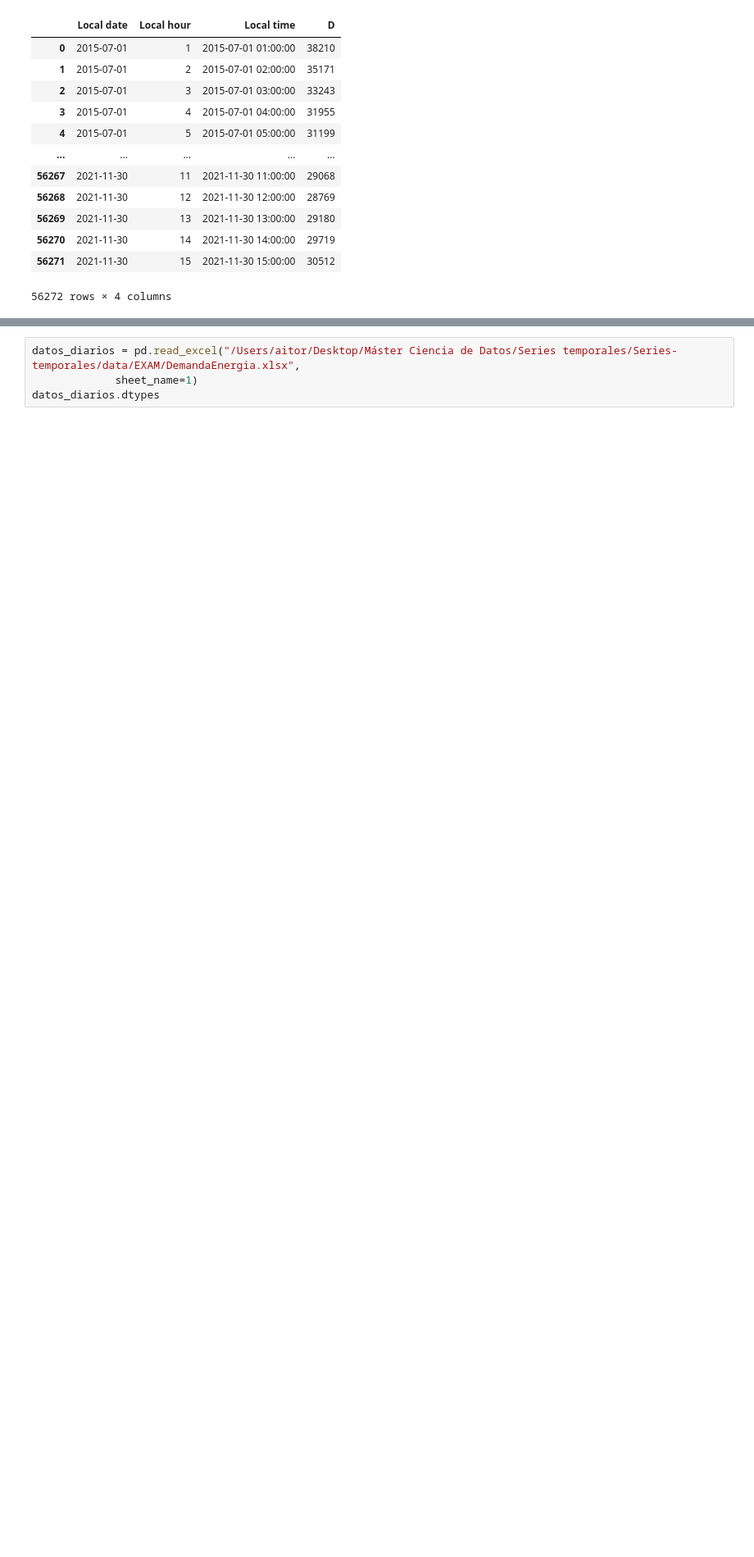
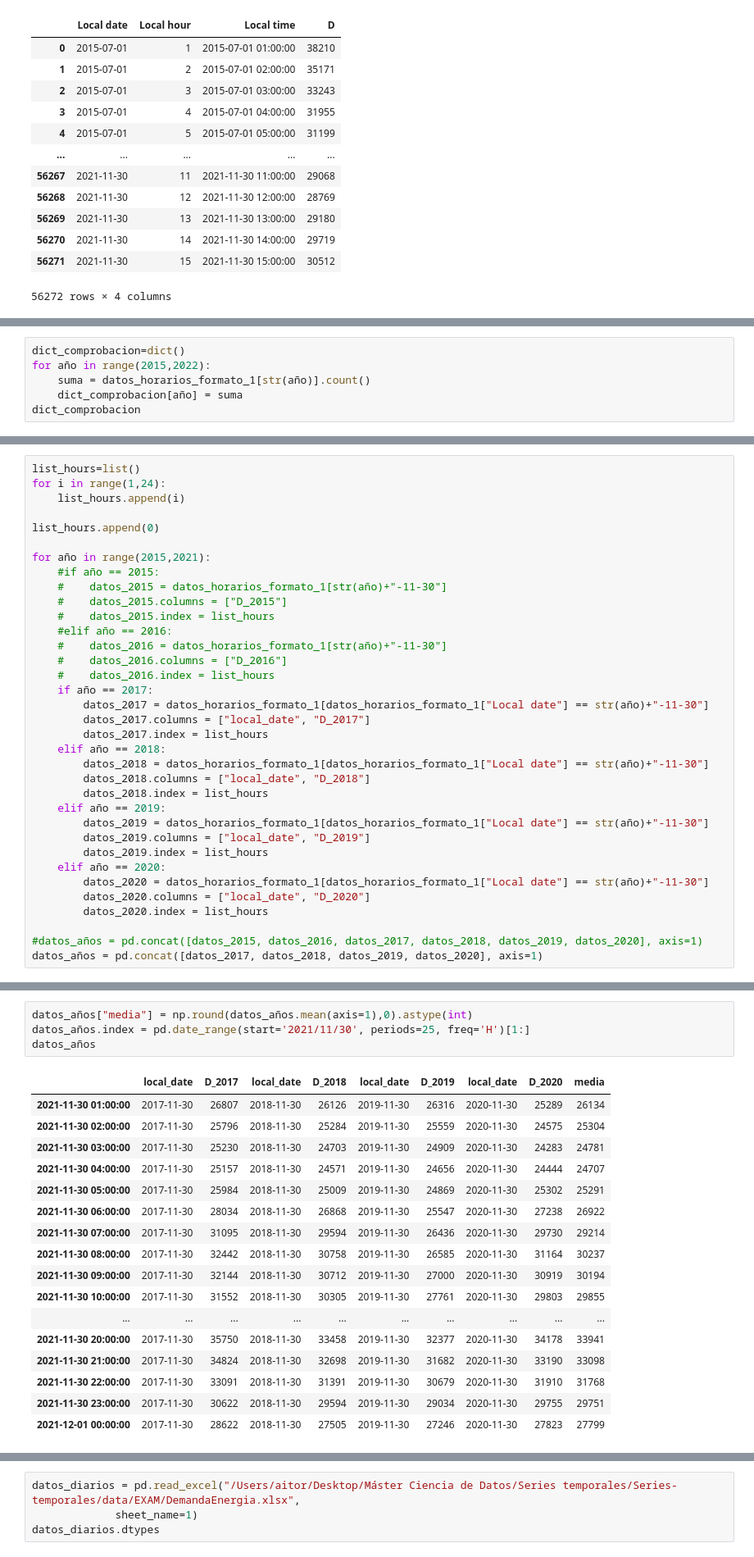
Before and after one commit to aitorlarrinoa/Series-temporales, a Jupyter notebook: Practices/EXAM/Examen_Aitor_Larrinoa.ipynb, the cells around one changed output, grey strips where cells are left out. Shown: that part at 82% size. Drawn from its saved outputs; the diff is of its cells as text; blank space fills up the shorter version.

```diff
--- a/Practices/EXAM/Examen_Aitor_Larrinoa.ipynb
+++ b/Practices/EXAM/Examen_Aitor_Larrinoa.ipynb
@@ -33,0 +65,6 @@ datos_horarios
+# %%
+dict_comprobacion=dict()
+for año in range(2015,2022):
+    suma = datos_horarios_formato_1[str(año)].count()
+    dict_comprobacion[año] = suma
+dict_comprobacion
@@ -33,0 +97,35 @@ datos_horarios
+# %%
+list_hours=list()
+for i in range(1,24):
+    list_hours.append(i)
+
+list_hours.append(0)
+
+for año in range(2015,2021):
+    #if año == 2015:
+    #    datos_2015 = datos_horarios_formato_1[str(año)+"-11-30"]
+    #    datos_2015.columns = ["D_2015"]
+    #    datos_2015.index = list_hours
+    #elif año == 2016:
+    #    datos_2016 = datos_horarios_formato_1[str(año)+"-11-30"]
+    #    datos_2016.columns = ["D_2016"]
+    #    datos_2016.index = list_hours
+    if año == 2017:
+        datos_2017 = datos_horarios_formato_1[datos_horarios_formato_1["Local date"] == str(año)+"-11-30"]
+        datos_2017.columns = ["local_date", "D_2017"]
+        datos_2017.index = list_hours
+    elif año == 2018:
+        datos_2018 = datos_horarios_formato_1[datos_horarios_formato_1["Local date"] == str(año)+"-11-30"]
+        datos_2018.columns = ["local_date", "D_2018"]
+        datos_2018.index = list_hours
+    elif año == 2019:
+        datos_2019 = datos_horarios_formato_1[datos_horarios_formato_1["Local date"] == str(año)+"-11-30"]
+        datos_2019.columns = ["local_date", "D_2019"]
+        datos_2019.index = list_hours
+    elif año == 2020:
+        datos_2020 = datos_horarios_formato_1[datos_horarios_formato_1["Local date"] == str(año)+"-11-30"]
+        datos_2020.columns = ["local_date", "D_2020"]
+        datos_2020.index = list_hours
+
+#datos_años = pd.concat([datos_2015, datos_2016, datos_2017, datos_2018, datos_2019, datos_2020], axis=1)
+datos_años = pd.concat([datos_2017, datos_2018, datos_2019, datos_2020], axis=1)
@@ -33,0 +168,22 @@ datos_horarios
+# %%
+datos_años["media"] = np.round(datos_años.mean(axis=1),0).astype(int)
+datos_años.index = pd.date_range(start='2021/11/30', periods=25, freq='H')[1:]
+datos_años
+# %% [output]
+|  | local_date | D_2017 | local_date | D_2018 | local_date | D_2019 | local_date | D_2020 | media |
+| 2021-11-30 01:00:00 | 2017-11-30 | 26807 | 2018-11-30 | 26126 | 2019-11-30 | 26316 | 2020-11-30 | 25289 | 26134 |
+| 2021-11-30 02:00:00 | 2017-11-30 | 25796 | 2018-11-30 | 25284 | 2019-11-30 | 25559 | 2020-11-30 | 24575 | 25304 |
+| 2021-11-30 03:00:00 | 2017-11-30 | 25230 | 2018-11-30 | 24703 | 2019-11-30 | 24909 | 2020-11-30 | 24283 | 24781 |
+| 2021-11-30 04:00:00 | 2017-11-30 | 25157 | 2018-11-30 | 24571 | 2019-11-30 | 24656 | 2020-11-30 | 24444 | 24707 |
+| 2021-11-30 05:00:00 | 2017-11-30 | 25984 | 2018-11-30 | 25009 | 2019-11-30 | 24869 | 2020-11-30 | 25302 | 25291 |
+| 2021-11-30 06:00:00 | 2017-11-30 | 28034 | 2018-11-30 | 26868 | 2019-11-30 | 25547 | 2020-11-30 | 27238 | 26922 |
+| 2021-11-30 07:00:00 | 2017-11-30 | 31095 | 2018-11-30 | 29594 | 2019-11-30 | 26436 | 2020-11-30 | 29730 | 29214 |
+| 2021-11-30 08:00:00 | 2017-11-30 | 32442 | 2018-11-30 | 30758 | 2019-11-30 | 26585 | 2020-11-30 | 31164 | 30237 |
+| 2021-11-30 09:00:00 | 2017-11-30 | 32144 | 2018-11-30 | 30712 | 2019-11-30 | 27000 | 2020-11-30 | 30919 | 30194 |
+| 2021-11-30 10:00:00 | 2017-11-30 | 31552 | 2018-11-30 | 30305 | 2019-11-30 | 27761 | 2020-11-30 | 29803 | 29855 |
+| ... | ... | ... | ... | ... | ... | ... | ... | ... | ... |
+| 2021-11-30 20:00:00 | 2017-11-30 | 35750 | 2018-11-30 | 33458 | 2019-11-30 | 32377 | 2020-11-30 | 34178 | 33941 |
+| 2021-11-30 21:00:00 | 2017-11-30 | 34824 | 2018-11-30 | 32698 | 2019-11-30 | 31682 | 2020-11-30 | 33190 | 33098 |
+| 2021-11-30 22:00:00 | 2017-11-30 | 33091 | 2018-11-30 | 31391 | 2019-11-30 | 30679 | 2020-11-30 | 31910 | 31768 |
+| 2021-11-30 23:00:00 | 2017-11-30 | 30622 | 2018-11-30 | 29594 | 2019-11-30 | 29034 | 2020-11-30 | 29755 | 29751 |
+| 2021-12-01 00:00:00 | 2017-11-30 | 28622 | 2018-11-30 | 27505 | 2019-11-30 | 27246 | 2020-11-30 | 27823 | 27799 |
```
Also changed, not shown: parts of 95 cells of this notebook, 7 other files.
